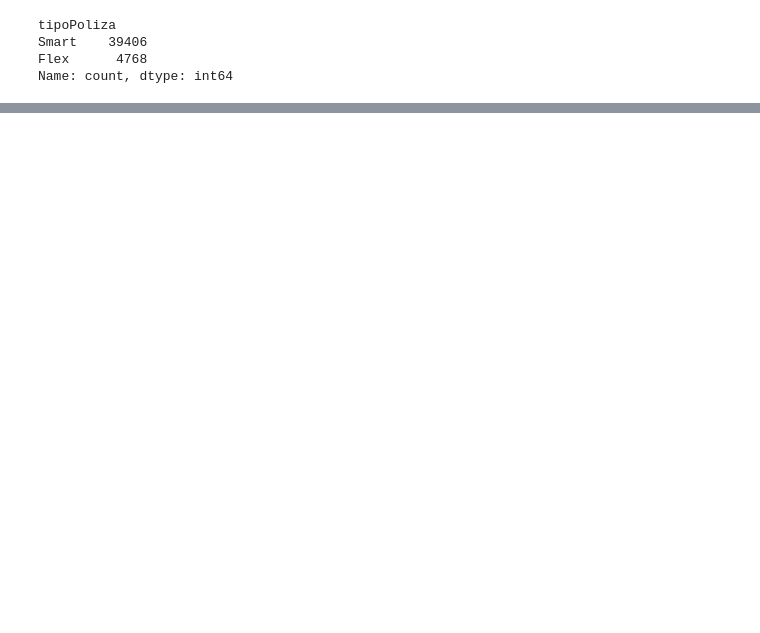
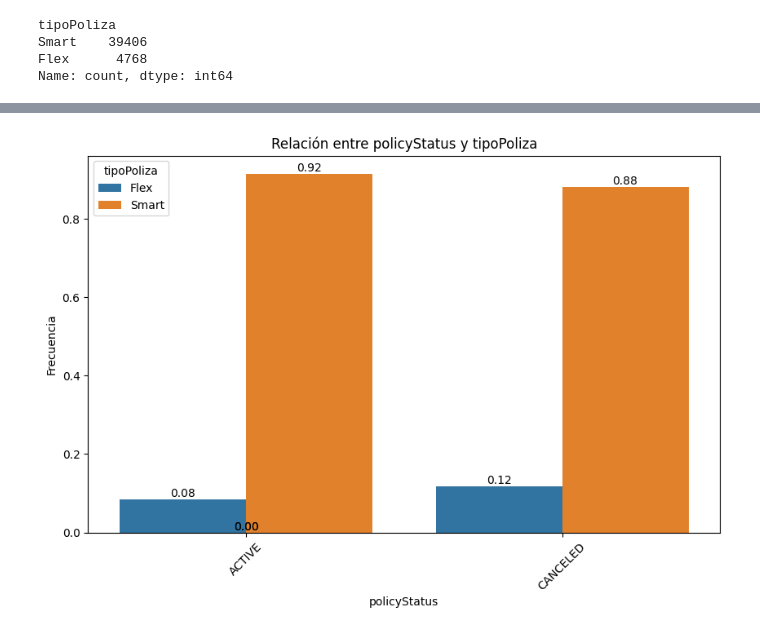
Before and after one commit to joaquinvillarmaldonado/PROJECT_EDA_JOAQUINVILLAR_ONLINE_DS_THEBRIDGE, a Jupyter notebook: src/notebooks/Notebook_eda_v1.ipynb, the cells around one changed output, grey strips where cells are left out. Cells and saved outputs as stored; diff of their text form; code cells hidden in the pictures; blank space fills up the shorter version.

```diff
--- a/src/notebooks/Notebook_eda_v1.ipynb
+++ b/src/notebooks/Notebook_eda_v1.ipynb
@@ -68,0 +201,4 @@ Name: count, dtype: int64
+# %%
+plot_categorical_relationship_fin(df_policies_cleaned, "policyStatus","tipoPoliza", relative_freq = True, show_values = True)
+# %% [output]
+[figure, added]
```
Also changed, not shown: parts of 21 cells of this notebook, 13 other files.
